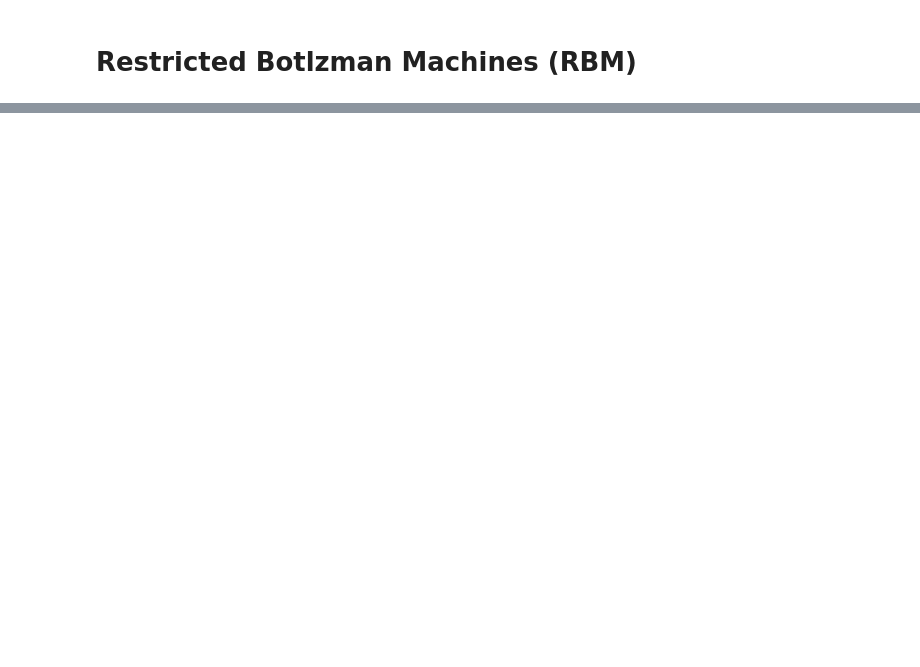
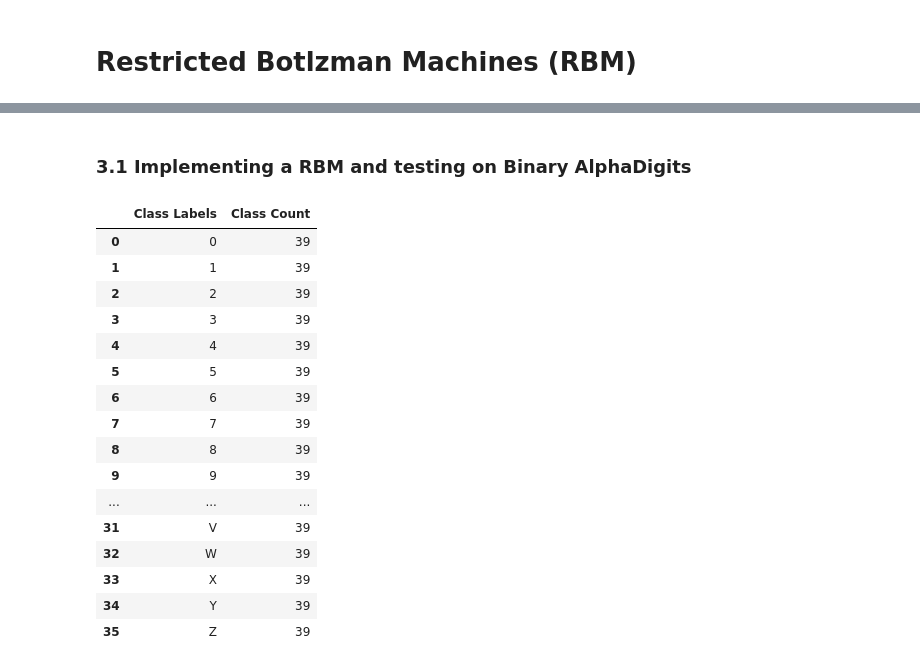
Before and after one commit to Yedson54/DeepLearning2-Project-M2DS, a Jupyter notebook: notebook/principal_RBM_alpha.ipynb, the cells around one changed output, grey strips where cells are left out. Cells and saved outputs as stored; diff of their text form; code cells hidden in the pictures; blank space fills up the shorter version.

```diff
--- a/notebook/principal_RBM_alpha.ipynb
+++ b/notebook/principal_RBM_alpha.ipynb
@@ -105,0 +22,49 @@ plt.show()
+# %% [markdown]
+### 3.1 Implementing a RBM and testing on Binary AlphaDigits
+# %%
+def _load_data(file_path: str) -> Dict[str, np.ndarray]:
+    """
+    Load Binary AlphaDigits data from a .mat file.
+
+    Parameters:
+    - file_path (str): Path to the .mat file containing the data.
+
+    Returns:
+    - data (dict): Loaded data dictionary.
+    """
+    if file_path is None:
+        raise ValueError("File path must be provided.")
+
+    return scipy.io.loadmat(file_path)
+
+
+data = _load_data(ALPHA_DIGIT_PATH)
+class_labels = data["classlabels"].flatten()
+class_count = data["classcounts"].flatten()
+df = pd.DataFrame(
+    {
+        "Class Labels": class_labels,
+        "Class Count": class_count
+    }
+)
+df["Class Labels"] = df["Class Labels"].apply(lambda x: x[0])
+df["Class Count"] = df["Class Count"].apply(lambda x: x[0][0])
+df
+# %% [output]
+|  | Class Labels | Class Count |
+| 0 | 0 | 39 |
+| 1 | 1 | 39 |
+| 2 | 2 | 39 |
+| 3 | 3 | 39 |
+| 4 | 4 | 39 |
+| 5 | 5 | 39 |
+| 6 | 6 | 39 |
+| 7 | 7 | 39 |
+| 8 | 8 | 39 |
+| 9 | 9 | 39 |
+| ... | ... | ... |
+| 31 | V | 39 |
+| 32 | W | 39 |
+| 33 | X | 39 |
+| 34 | Y | 39 |
+| 35 | Z | 39 |
```
Also changed, not shown: parts of 10 cells of this notebook, 1 other file.
